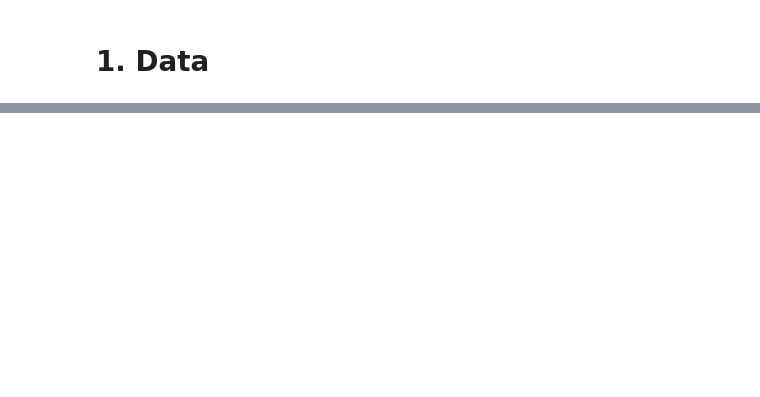
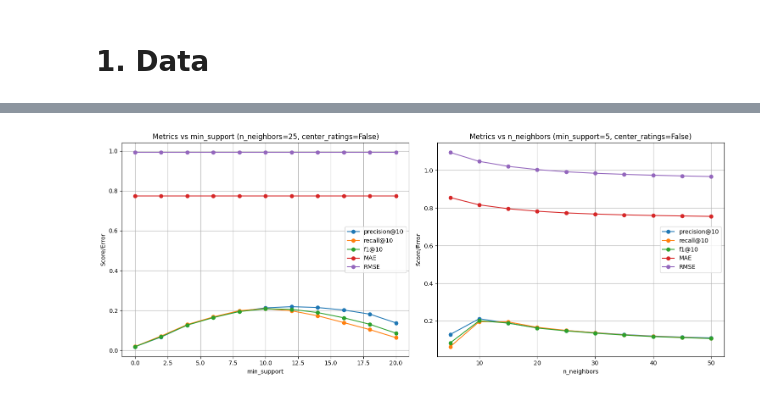
Before and after one commit to QuangHD4/basic-knn-recommender, a Jupyter notebook: knn_collaborative_filtering.ipynb, the cells around one changed output, grey strips where cells are left out. Drawn from its saved outputs; the diff is of its cells as text; code cells hidden in the pictures; blank space fills up the shorter version.

```diff
--- a/knn_collaborative_filtering.ipynb
+++ b/knn_collaborative_filtering.ipynb
@@ -71,0 +185,79 @@ Name: item_id, Length: 878, dtype: int64
+# %%
+fig, ax = plt.subplots(1, 2, figsize=(15,6))
+# 1. Vary min_support
+min_support_values = [0, 2, 4, 6, 8, 10, 12, 14, 16, 18, 20]
+fixed_params_1 = {'n_neighbors': 25, 'center_ratings': False}
+
+results_min_support = {k: [] for k in ['precision@10', 'recall@10', 'f1@10', 'MAE', 'RMSE']}
+
+for val in min_support_values:
+    print(f"Testing min_support = {val}...")
+    fold_metrics = {k: [] for k in results_min_support.keys()}
+
+    for train_df, test_df in load_premade_splits("data"):
+        model = UserKNNBasicRecommender(min_support=val, **fixed_params_1)
+        model.fit(train_df)
+
+        evaluator = RecommenderEvaluator(model, test_df, relevance_threshold=4, prec_rec_k=10)
+        eval_results = evaluator.evaluation_report(
+            k=10,
+            err_func=[mean_absolute_error, root_mean_squared_error]
+        )
+
+        fold_metrics['precision@10'].append(eval_results['precision@10'])
+        fold_metrics['recall@10'].append(eval_results['recall@10'])
+        fold_metrics['f1@10'].append(eval_results['f1@10'])
+        fold_metrics['MAE'].append(eval_results['mean_absolute_error'])
+        fold_metrics['RMSE'].append(eval_results['root_mean_squared_error'])
+
+    for k in results_min_support.keys():
+        results_min_support[k].append(np.mean(fold_metrics[k]))
+
+for metric, values in results_min_support.items():
+    ax[0].plot(min_support_values, values, marker='o', label=metric)
+ax[0].set_title('Metrics vs min_support (n_neighbors=25, center_ratings=False)')
+ax[0].set_xlabel('min_support')
+ax[0].set_ylabel('Score/Error')
+ax[0].legend()
+ax[0].grid(True)
+
+# 2. Vary n_neighbors
+n_neighbors_values = [5, 10, 15, 20, 25, 30, 35, 40, 45, 50]
+fixed_params_2 = {'min_support': 5, 'center_ratings': False}
+
+results_n_neighbors = {k: [] for k in ['precision@10', 'recall@10', 'f1@10', 'MAE', 'RMSE']}
+
+for val in n_neighbors_values:
+    print(f"Testing n_neighbors = {val}...")
+    fold_metrics = {k: [] for k in results_n_neighbors.keys()}
+
+    for train_df, test_df in load_premade_splits("data"):
+        model = UserKNNBasicRecommender(n_neighbors=val, **fixed_params_2)
+        model.fit(train_df)
+
+        evaluator = RecommenderEvaluator(model, test_df, relevance_threshold=4, prec_rec_k=10)
+        eval_results = evaluator.evaluation_report(
+            k=10,
+            err_func=[mean_absolute_error, root_mean_squared_error]
+        )
+
+        fold_metrics['precision@10'].append(eval_results['precision@10'])
+        fold_metrics['recall@10'].append(eval_results['recall@10'])
+        fold_metrics['f1@10'].append(eval_results['f1@10'])
+        fold_metrics['MAE'].append(eval_results['mean_absolute_error'])
+        fold_metrics['RMSE'].append(eval_results['root_mean_squared_error'])
+
+    for k in results_n_neighbors.keys():
+        results_n_neighbors[k].append(np.mean(fold_metrics[k]))
+
+for metric, values in results_n_neighbors.items():
+    ax[1].plot(n_neighbors_values, values, marker='o', label=metric)
+ax[1].set_title('Metrics vs n_neighbors (min_support=5, center_ratings=False)')
+ax[1].set_xlabel('n_neighbors')
+ax[1].set_ylabel('Score/Error')
+ax[1].legend()
+ax[1].grid(True)
+
+plt.tight_layout()
+plt.show()
+# %% [output]
@@ -72 +281,2 @@ Name: item_id, Length: 878, dtype: int64
+[figure, added]
 # %%
```
Also changed, not shown: parts of 9 cells of this notebook, 10 other files.
